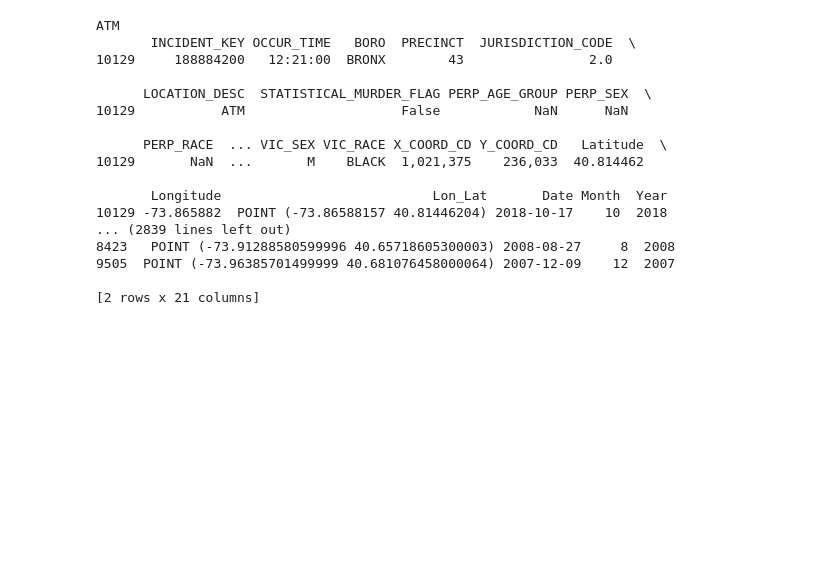
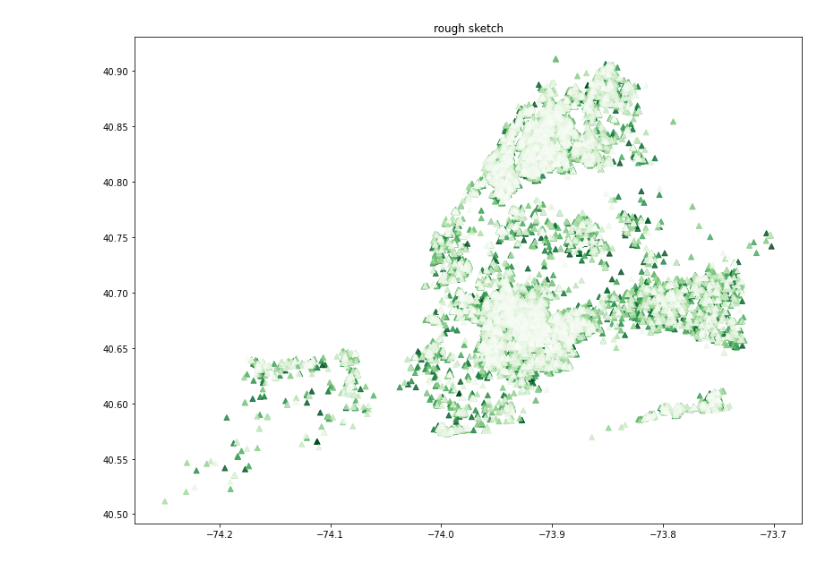
Before and after one commit to sashasabater/nyc-gun-violence, a Jupyter notebook: notebooks/nypd.ipynb, the cells around one changed output. Saved outputs shown, nothing was run; the diff lists cells and outputs as text; code cells hidden in the pictures; blank space fills up the shorter version.

Commit message:
mapped incident locations

```diff
--- a/notebooks/nypd.ipynb
+++ b/notebooks/nypd.ipynb
@@ -25,0 +17,4 @@ nypd.head()
+# %%
+nypd = nypd.drop('Lon_Lat', axis=1)
+# %%
+nypd['points'] = nypd.apply(lambda srs: Point( srs['Longitude'] , srs['Latitude']), axis=1)
@@ -40,25 +37,3 @@ manhattan_k = manhattan.loc[manhattan.STATISTICAL_MURDER_FLAG == True]
 # %%
 #assigning total murders by borough
 bx_killed, bk_killed, queens_killed, staten_killed, manhattan_killed = bx_k.count()['INCIDENT_KEY'], brooklyn_k.count()['INCIDENT_KEY'], queens_k.count()['INCIDENT_KEY'], staten_k.count()['INCIDENT_KEY'], manhattan_k.count()['INCIDENT_KEY']
-# %%
-for name, group in nypd.groupby('LOCATION_DESC'):
-    print(name)
-    print(group)
-# %% [output]
-ATM
-       INCIDENT_KEY OCCUR_TIME   BORO  PRECINCT  JURISDICTION_CODE  \
-10129     188884200   12:21:00  BRONX        43                2.0
-
-      LOCATION_DESC  STATISTICAL_MURDER_FLAG PERP_AGE_GROUP PERP_SEX  \
-10129           ATM                    False            NaN      NaN
-
-      PERP_RACE  ... VIC_SEX VIC_RACE X_COORD_CD Y_COORD_CD   Latitude  \
-10129       NaN  ...       M    BLACK  1,021,375    236,033  40.814462
-
-       Longitude                           Lon_Lat       Date Month  Year
-10129 -73.865882  POINT (-73.86588157 40.81446204) 2018-10-17    10  2018
-... (2839 lines left out)
-8423   POINT (-73.91288580599996 40.65718605300003) 2008-08-27     8  2008
-9505  POINT (-73.96385701499999 40.681076458000064) 2007-12-09    12  2007
-
-[2 rows x 21 columns]
@@ -64,0 +42,9 @@ ATM
+# %%
+#making a geopandas dataframe to plot spatially
+geo_ny = gpd.GeoDataFrame(nypd)
+# %%
+geo_ny.set_geometry('points')
+ax = geo_ny.plot(figsize=(15, 10), marker = '^', cmap='Greens_r', alpha=.8)
+ax.set_title('rough sketch');
+# %% [output]
+[figure, added]
```
Also changed, not shown: parts of 9 cells of this notebook, 1 other file.
